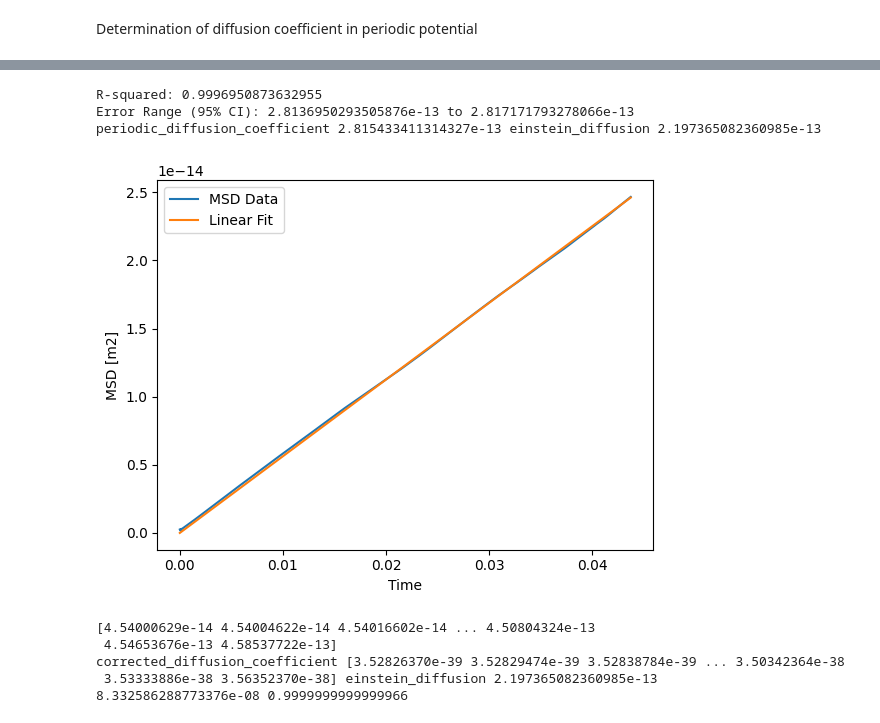
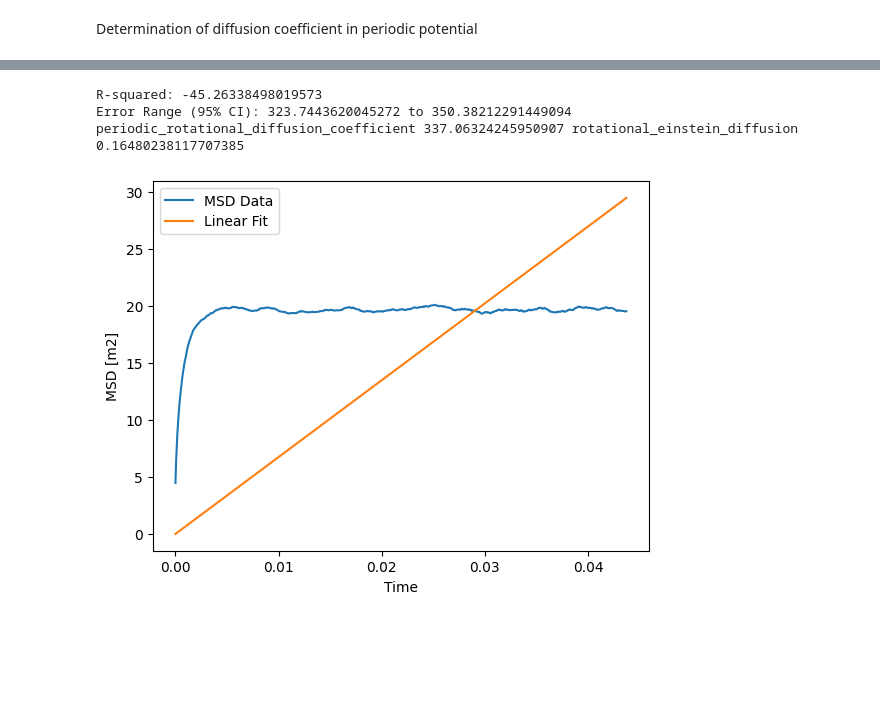
Before and after one commit to Antonin-Prom/IDIL_Internship_BFM_Langevin_modeling, a Jupyter notebook: langevin_simu/msd_fit/msd_fit.ipynb, the cells around one changed output, grey strips where cells are left out. Cells and saved outputs as stored; diff of their text form; code cells hidden in the pictures; blank space fills up the shorter version.

```diff
--- a/langevin_simu/msd_fit/msd_fit.ipynb
+++ b/langevin_simu/msd_fit/msd_fit.ipynb
@@ -30,7 +32,7 @@ def walk_free_diffusion(N):
     w = generate_seq(N)
     x = np.zeros(N)
     for i in range(1,N):
-        x[i] = x[i-1] + np.sqrt(2*einstein_diffusion*dt_s)*w[i]
+        x[i] = x[i-1] + np.sqrt(2*rotational_einstein_diff*dt_s)*w[i]
     return x
 # %%
 def mean_square_displacement(array):
@@ -121,11 +123,14 @@ Determination of diffusion coefficient in periodic potential
 # Additionnal physical parameters:
 space_step = 1e-12
 amplitude_J = 10*k_b*T_K
-frequency_hz = 10e8
+amplitude1 = 1.5*k_b*T_K
+amplitude2 = 2*k_b*T_K
+amplitude3 = 3*k_b*T_K
+frequency = 26
 # %%
 def periodic_potential(A,x):
-    return -A*np.cos(x*frequency_hz/(2*np.pi))
-X = np.linspace(-200*1e-9,200*1e-9,4000)
+    return -A*np.cos(x*frequency)
+X = np.linspace(0,2*np.pi,10000)
 plt.plot(X,periodic_potential(amplitude_J,X))
 plt.show()
 # %% [output]
@@ -136,9 +141,9 @@ def static_process(N,A):
     stored_position = []
     w = generate_seq(N)
     for i in np.arange(0,N):
-        dx = -(1/load)*dt_s*(periodic_potential(A,x+space_step) - periodic_potential(A,x))/space_step
-        dx = dx + np.sqrt(2*einstein_diffusion*dt_s)*w[i]
-        x = x + dx
+        dx = -(1/rotational_drag)*dt_s*(periodic_potential(A,x+space_step) - periodic_potential(A,x))/space_step
+        dx = dx + np.sqrt(2*rotational_einstein_diff*dt_s)*w[i]
+        x = np.mod(x + dx, 2*np.pi)
         stored_position.append(x)
         dx = 0
     return stored_position
@@ -167,72 +197,37 @@ plt.show()
 # %%
 def linear_fit(t, D):
     return 2 * D * t
 
-initial_guess = 1.0
+initial_guess = rotational_einstein_diff
 # Reducing the array for a better fit
 mean_msd = mean_msd[0:-int(len(mean_msd)/2)]
 t = t[0:-int(len(t)/2)]
 # Perform the fit
 params, covariance = curve_fit(linear_fit, t, mean_msd, p0=initial_guess)
 
 # Extract the diffusion coefficient
-diffusion_coefficient = params[0]
+rot_diffusion_coefficient = params[0]
 
 #Confidence interval:
-residuals = mean_msd - linear_fit(t, diffusion_coefficient)
+residuals = mean_msd - linear_fit(t, rot_diffusion_coefficient)
 ss_res = np.sum(residuals**2)
 ss_tot = np.sum((mean_msd - np.mean(mean_msd))**2)
 r_squared = 1 - (ss_res / ss_tot)
 print("R-squared:", r_squared)
 
 std_errors = np.sqrt(np.diag(covariance))
 confidence_interval = 1.96 * std_errors  # for 95% confidence interval
 
-print("Error Range (95% CI):", diffusion_coefficient - confidence_interval[0], "to", diffusion_coefficient + confidence_interval[0])
-print("periodic_diffusion_coefficient",diffusion_coefficient,"einstein_diffusion",einstein_diffusion)
+print("Error Range (95% CI):", rot_diffusion_coefficient - confidence_interval[0], "to", rot_diffusion_coefficient + confidence_interval[0])
+print("periodic_rotational_diffusion_coefficient",rot_diffusion_coefficient,"rotational_einstein_diffusion",rotational_einstein_diff)
 plt.plot(t, mean_msd, label='MSD Data')
-plt.plot(t, linear_fit(t , diffusion_coefficient), label='Linear Fit')
+plt.plot(t, linear_fit(t , rot_diffusion_coefficient), label='Linear Fit')
 plt.xlabel('Time')
 plt.ylabel('MSD [m2]')
 plt.legend()
 plt.show()
 # %% [output]
-R-squared: 0.9996950873632955
-Error Range (95% CI): 2.8136950293505876e-13 to 2.817171793278066e-13
-periodic_diffusion_coefficient 2.815433411314327e-13 einstein_diffusion 2.197365082360985e-13
+R-squared: -45.26338498019573
+Error Range (95% CI): 323.7443620045272 to 350.38212291449094
+periodic_rotational_diffusion_coefficient 337.06324245950907 rotational_einstein_diffusion 0.16480238117707385
-[figure, old version]
+[figure, new version]
-# %%
-import scipy.integrate as integrate
-median_position = np.sqrt(median_position*median_position)
-
-# Computing the integrals
-def fmin(x):
-    return np.exp(-periodic_potential(amplitude_J,x)/(k_b*T_K))
-X = np.linspace(0,median_position,10000)
-I0min, _ =  integrate.quad(fmin, 0, median_position)
-I0min = (1/frequency_hz)*I0min
-
-def fplus(x):
-    return np.exp(periodic_potential(amplitude_J,x)/(k_b*T_K))
-
-# Use a loop to calculate the integral for each value of x
-expectation_fplus_values = np.zeros_like(X)
-for i, x_val in enumerate(X):
-    J, _ = integrate.quad(fplus, 0, x_val)
-    expectation_fplus_values[i] = (1 / frequency_hz) * J
-
-# Calculate the derivative using numpy.gradient
-df_dx = np.gradient(expectation_fplus_values, X)
-
-print(df_dx[:-1])
-
-
-corrected_D = (I0min*df_dx[:-1])*diffusion_coefficient
-print("corrected_diffusion_coefficient",corrected_D,"einstein_diffusion",einstein_diffusion)
-print(median_position,np.cos(median_position))
-# %% [output]
-[4.54000629e-14 4.54004622e-14 4.54016602e-14 ... 4.50804324e-13
- 4.54653676e-13 4.58537722e-13]
-corrected_diffusion_coefficient [3.52826370e-39 3.52829474e-39 3.52838784e-39 ... 3.50342364e-38
- 3.53333886e-38 3.56352370e-38] einstein_diffusion 2.197365082360985e-13
-8.332586288773376e-08 0.9999999999999966
```
Also changed, not shown: parts of 7 cells of this notebook, 3 other files.
